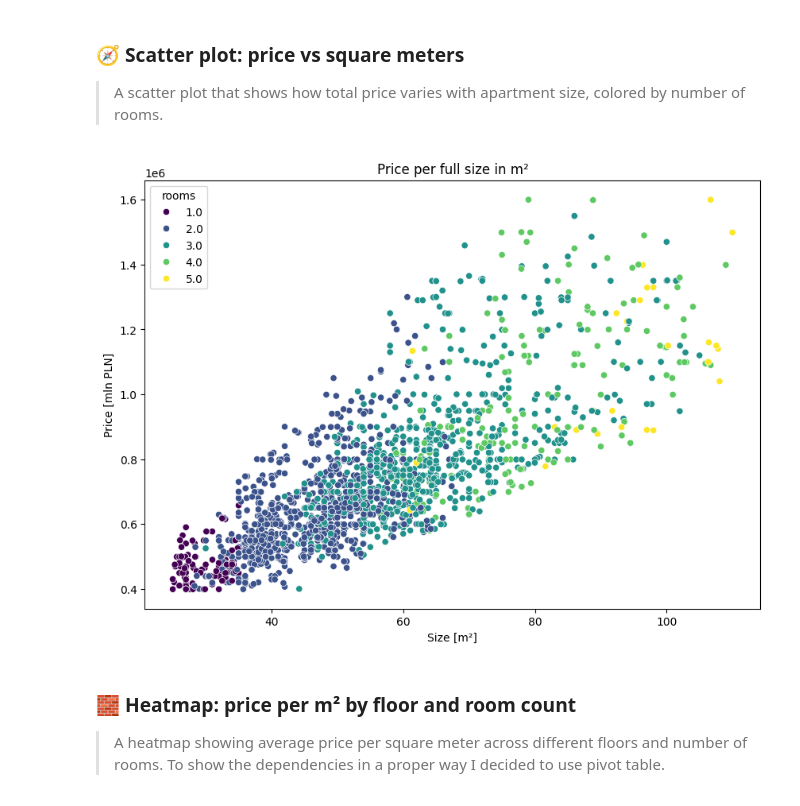
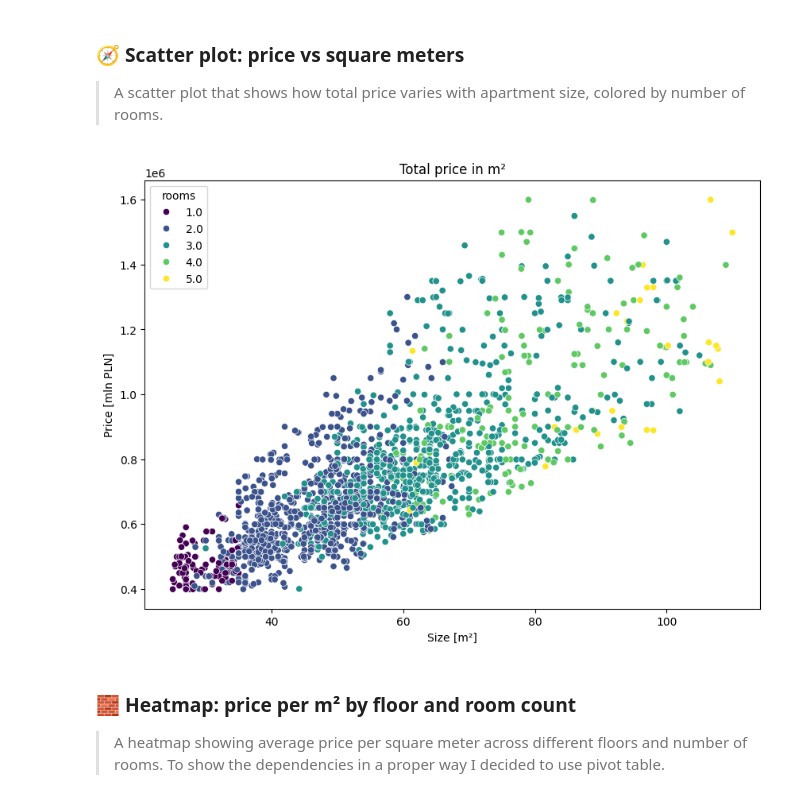
Before and after one commit to Przemo200/Analysis-of-apartment-prices-in-Wroclaw, a Jupyter notebook: FlatsPricesWroclaw.ipynb, the cells around one changed output. Saved outputs shown, nothing was run; the diff lists cells and outputs as text; code cells hidden in the pictures.

```diff
--- a/FlatsPricesWroclaw.ipynb
+++ b/FlatsPricesWroclaw.ipynb
@@ -66,8 +95,13 @@ memory usage: 4.6+ MB
 ### 🏙️ **Filter data for Wroclaw apartments**
 > I would like to keep only listings located in Wroclaw and select relevant columns for the analysis. Also, it will be great to calculate the price per square meter, so let's add that
 # %%
+# Here you can choose your own city, however - I have chosen Wroclaw and the whole storytelling will be about that city
+# Remember! No polish diacritical marks
+
+city_name = 'Wroclaw'
+
 # Only from Wroclaw
-df = df[df['city'].str.contains('Wroclaw', case=False, na=False)]
+df = df[df['city'].str.contains(city_name, case=False, na=False)]
 
 # Keep only relevant columns
 columns_to_use = ['city', 'type', 'squareMeters', 'rooms', 'floor', 'floorCount', 'centreDistance', 'buildYear', 'price']
@@ -273,14 +308,15 @@ plt.show()
 ### 🧭 **Scatter plot: price vs square meters**
 > A scatter plot that shows how total price varies with apartment size, colored by number of rooms.
 # %%
+# Scatter plot showing dependencies between total price and size in meters squared
 plt.figure(figsize=(10, 7))
 sns.scatterplot(data=df, x='squareMeters', y='price', hue='rooms', palette='viridis')
-plt.title('Price per full size in m²')
+plt.title('Total price in m²')
 plt.xlabel('Size [m²]')
 plt.ylabel('Price [mln PLN]')
 plt.show()
 # %% [output]
-[figure, old version]
+[figure, new version]
 # %% [markdown]
 
 ### 🧱 **Heatmap: price per m² by floor and room count**
```
Also changed, not shown: parts of 4 cells of this notebook.
